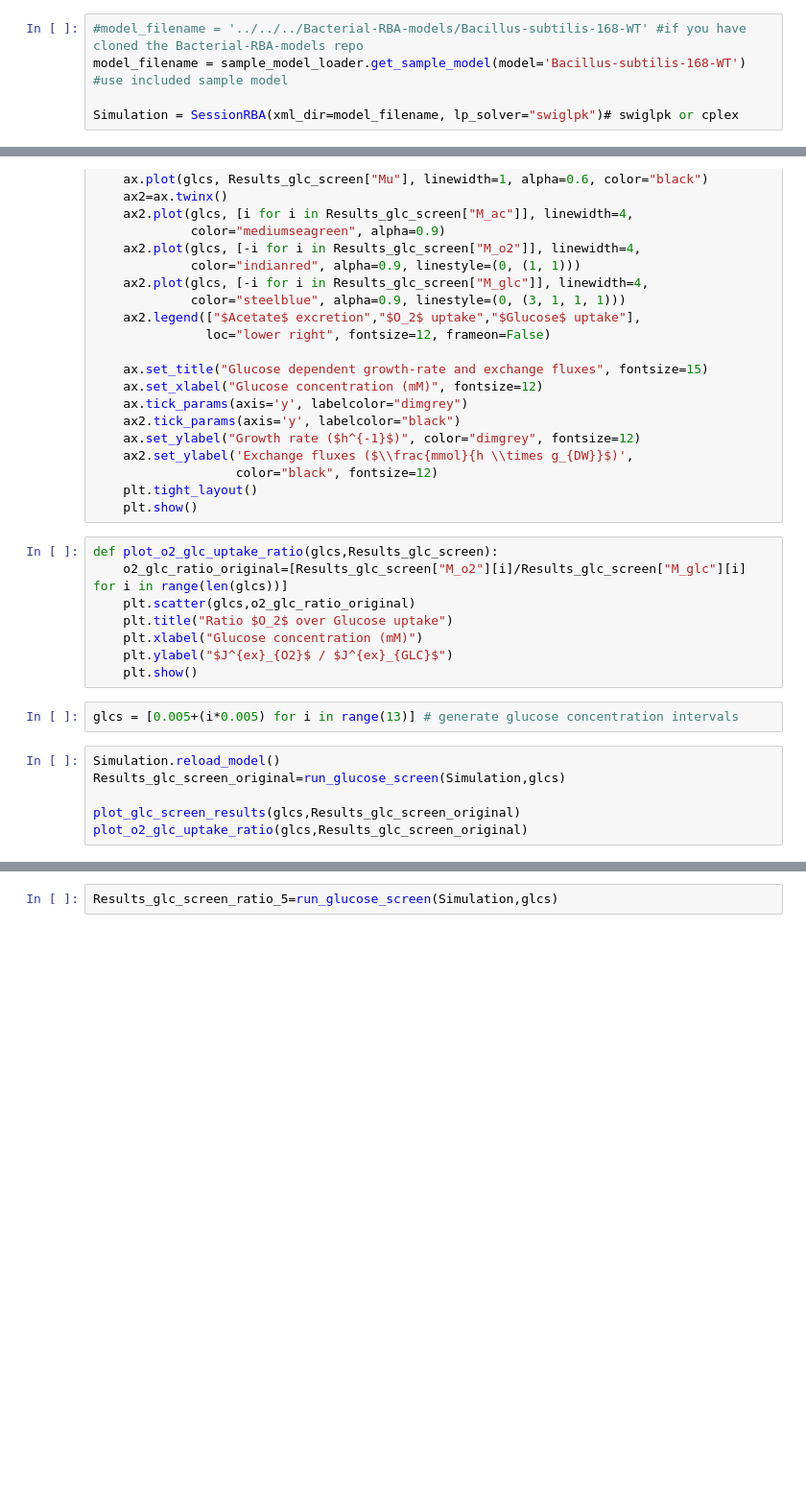
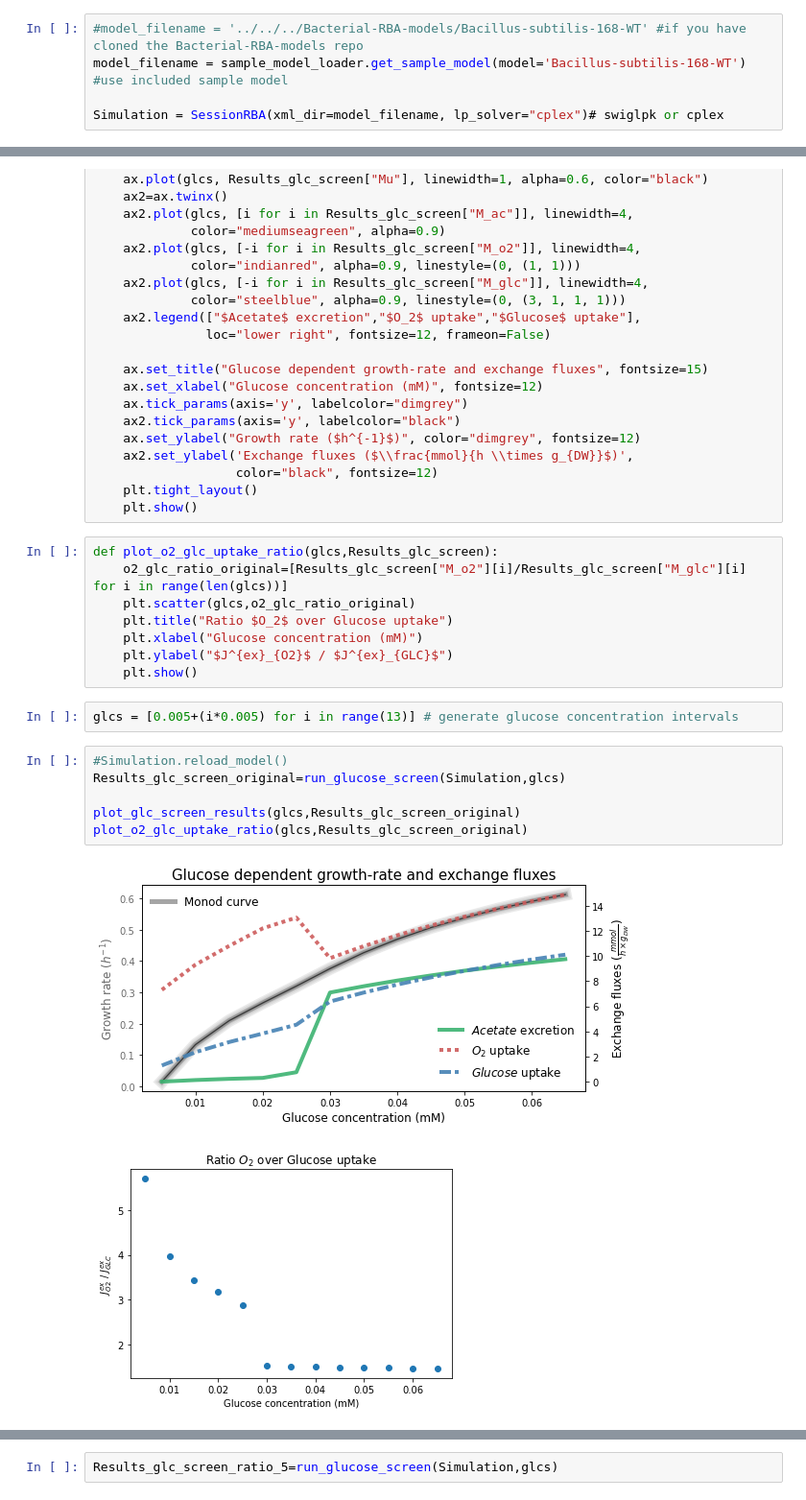
Before and after one commit to SysBioInra/rbatools, a Jupyter notebook: tutorials/jupyter_notebooks/Adding_custom_constraint_to_RBA_problem.ipynb, the cells around one changed output, grey strips where cells are left out. Shown: that part at 96% size. Saved outputs shown, nothing was run; the diff lists cells and outputs as text; blank space fills up the shorter version.

```diff
--- a/tutorials/jupyter_notebooks/Adding_custom_constraint_to_RBA_problem.ipynb
+++ b/tutorials/jupyter_notebooks/Adding_custom_constraint_to_RBA_problem.ipynb
@@ -10,7 +15,7 @@ from scipy.sparse import coo_matrix
 #model_filename = '../../../Bacterial-RBA-models/Bacillus-subtilis-168-WT' #if you have cloned the Bacterial-RBA-models repo
 model_filename = sample_model_loader.get_sample_model(model='Bacillus-subtilis-168-WT') #use included sample model
 
-Simulation = SessionRBA(xml_dir=model_filename, lp_solver="swiglpk")# swiglpk or cplex
+Simulation = SessionRBA(xml_dir=model_filename, lp_solver="cplex")# swiglpk or cplex
 # %%
 def run_glucose_screen(Simulation,glcs):
     Results_glc_screen = {"Mu":[],"M_glc":[],"M_o2":[],"M_ac":[]} # generate empty structure to store results of interest
@@ -79,9 +84,12 @@ def plot_o2_glc_uptake_ratio(glcs,Results_glc_screen):
 # %%
 glcs = [0.005+(i*0.005) for i in range(13)] # generate glucose concentration intervals
 # %%
-Simulation.reload_model()
+#Simulation.reload_model()
 Results_glc_screen_original=run_glucose_screen(Simulation,glcs)
 
 plot_glc_screen_results(glcs,Results_glc_screen_original)
 plot_o2_glc_uptake_ratio(glcs,Results_glc_screen_original)
+# %% [output]
+[figure, added]
+[figure, added]
 # %%
```
Also changed, not shown: parts of 5 cells of this notebook, 3 other files.
